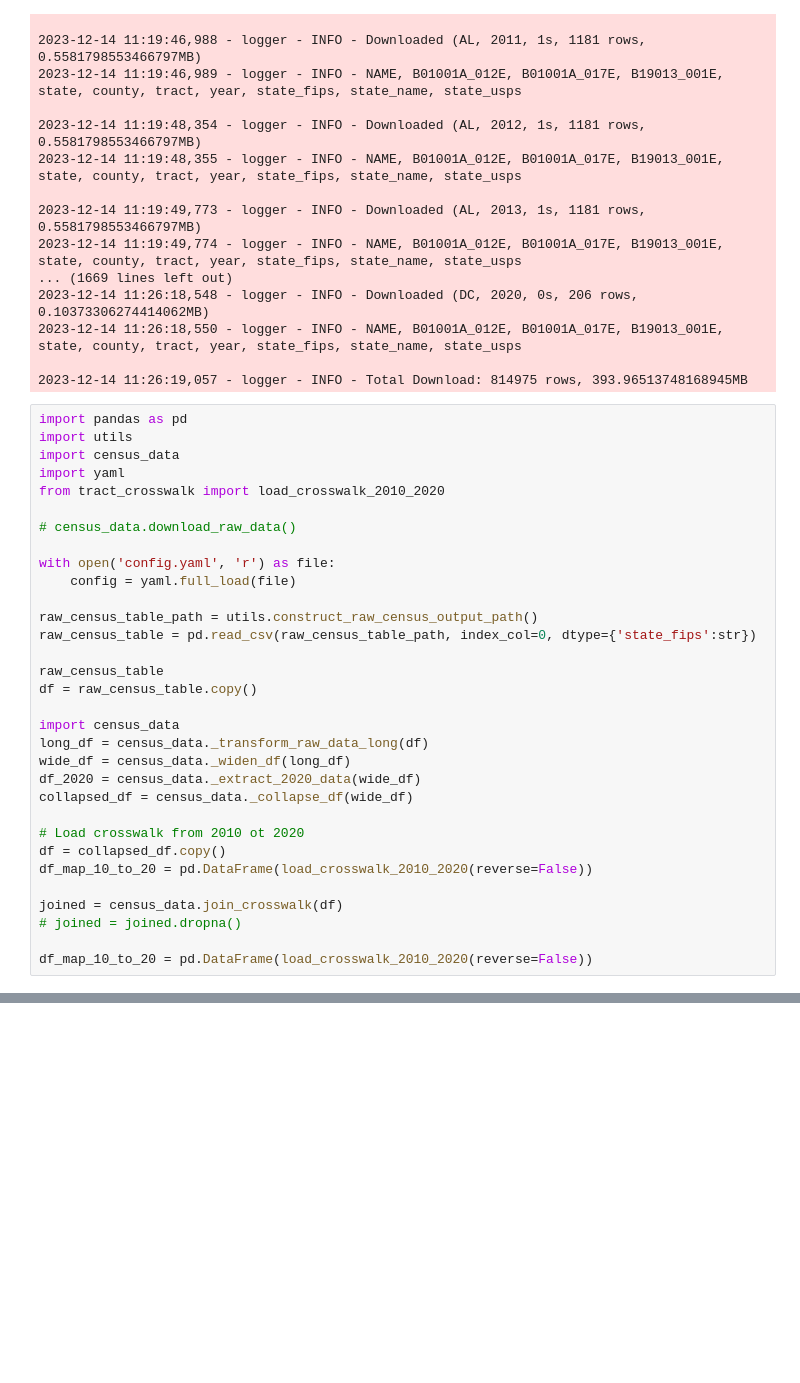
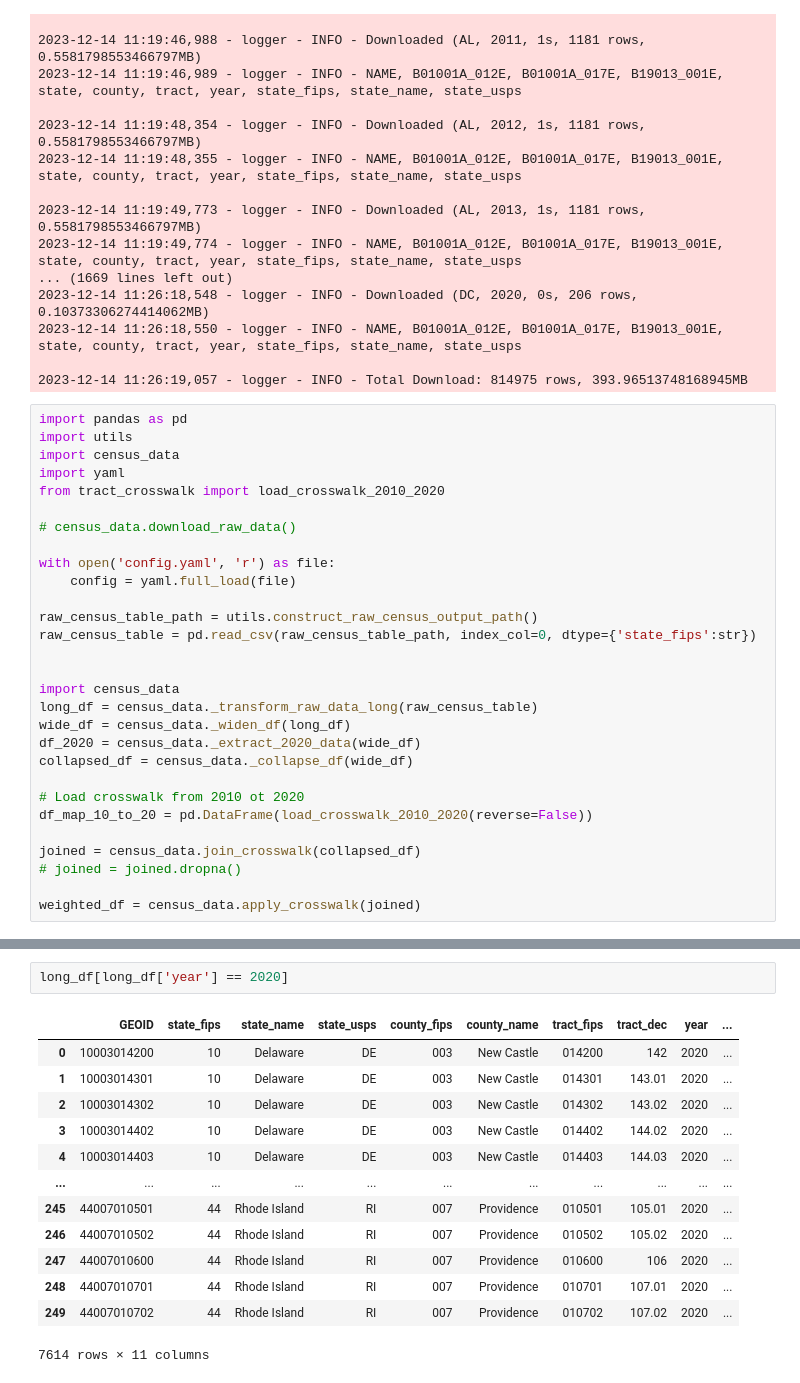
Before and after one commit to de-data-lab/census-tract-redistricting, a Jupyter notebook: example-use-notebook.ipynb, the cells around one changed output, grey strips where cells are left out. Drawn from its saved outputs; the diff is of its cells as text; blank space fills up the shorter version.

Commit message:
WIP: assign  the correct 2020 values for each tract

```diff
--- a/example-use-notebook.ipynb
+++ b/example-use-notebook.ipynb
@@ -86,21 +86,18 @@ with open('config.yaml', 'r') as file:
 raw_census_table_path = utils.construct_raw_census_output_path()
 raw_census_table = pd.read_csv(raw_census_table_path, index_col=0, dtype={'state_fips':str})
 
-raw_census_table
-df = raw_census_table.copy()
 
 import census_data
-long_df = census_data._transform_raw_data_long(df)
+long_df = census_data._transform_raw_data_long(raw_census_table)
 wide_df = census_data._widen_df(long_df)
 df_2020 = census_data._extract_2020_data(wide_df)
 collapsed_df = census_data._collapse_df(wide_df)
 
 # Load crosswalk from 2010 ot 2020
-df = collapsed_df.copy()
 df_map_10_to_20 = pd.DataFrame(load_crosswalk_2010_2020(reverse=False))
 
-joined = census_data.join_crosswalk(df)
+joined = census_data.join_crosswalk(collapsed_df)
 # joined = joined.dropna()
 
-df_map_10_to_20 = pd.DataFrame(load_crosswalk_2010_2020(reverse=False))
+weighted_df = census_data.apply_crosswalk(joined)
 # %% [output]
@@ -154,0 +160,16 @@ AttributeError: 'float' object has no attribute 'items'
+# %%
+long_df[long_df['year'] == 2020]
+# %% [output]
+|  | GEOID | state_fips | state_name | state_usps | county_fips | county_name | tract_fips | tract_dec | year | ... |
+| 0 | 10003014200 | 10 | Delaware | DE | 003 | New Castle | 014200 | 142 | 2020 | ... |
+| 1 | 10003014301 | 10 | Delaware | DE | 003 | New Castle | 014301 | 143.01 | 2020 | ... |
+| 2 | 10003014302 | 10 | Delaware | DE | 003 | New Castle | 014302 | 143.02 | 2020 | ... |
+| 3 | 10003014402 | 10 | Delaware | DE | 003 | New Castle | 014402 | 144.02 | 2020 | ... |
+| 4 | 10003014403 | 10 | Delaware | DE | 003 | New Castle | 014403 | 144.03 | 2020 | ... |
+| ... | ... | ... | ... | ... | ... | ... | ... | ... | ... | ... |
+| 245 | 44007010501 | 44 | Rhode Island | RI | 007 | Providence | 010501 | 105.01 | 2020 | ... |
+| 246 | 44007010502 | 44 | Rhode Island | RI | 007 | Providence | 010502 | 105.02 | 2020 | ... |
+| 247 | 44007010600 | 44 | Rhode Island | RI | 007 | Providence | 010600 | 106 | 2020 | ... |
+| 248 | 44007010701 | 44 | Rhode Island | RI | 007 | Providence | 010701 | 107.01 | 2020 | ... |
+| 249 | 44007010702 | 44 | Rhode Island | RI | 007 | Providence | 010702 | 107.02 | 2020 | ... |
+7614 rows × 11 columns
```
Also changed, not shown: parts of 11 cells of this notebook, 1 other file.
